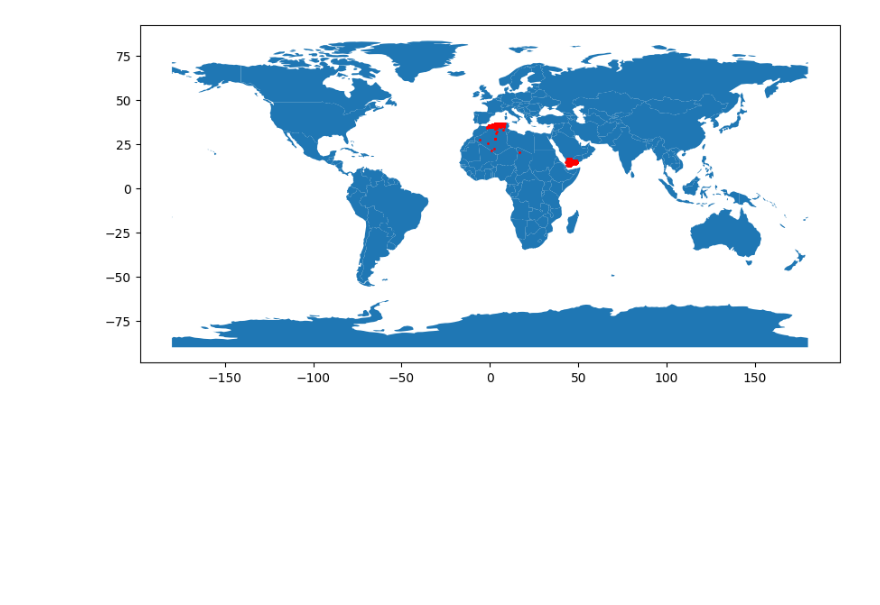
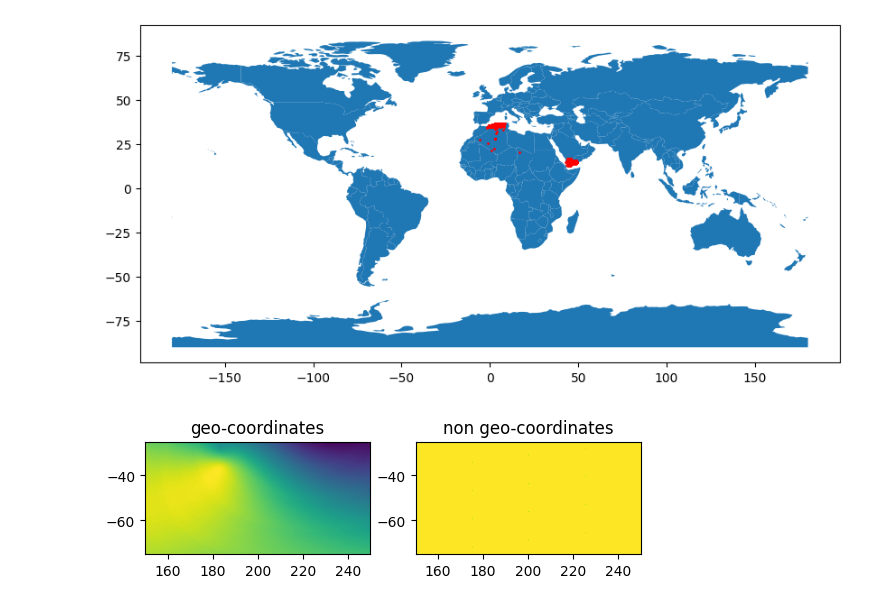
Before and after one commit to fourthqua/Gaussian-process, a Jupyter notebook: Kriging.ipynb, the cells around one changed output. Drawn from its saved outputs; the diff is of its cells as text; code cells hidden in the pictures; blank space fills up the shorter version.

```diff
--- a/Kriging.ipynb
+++ b/Kriging.ipynb
@@ -38,15 +38,17 @@ gdf.plot(ax=world.plot(figsize=(10, 6)), marker='o', color='red', markersize=1)
 <AxesSubplot: >
 [figure]
 # %%
-N = 500
 
-""" lon = 360.0 * np.random.random(N)
-lat = 180.0 / np.pi * np.arcsin(2 * np.random.random(N) - 1)
-z = 3.5 * np.random.rand(N) + 2.0 """
+N = 500 # resoultion of grid
 
-# Generate a regular grid with 60° longitude and 30° latitude steps:
-grid_lon = np.linspace(0.0, 360.0, N)
-grid_lat = np.linspace(-90.0, 90.0, N)
+# Generate a regular grid
+N1_grid_lon = 150.0 #0.0
+N2_grid_lon = 250.0 #360.0
+
+N1_grid_lat = -75.0 #-90.0
+N2_grid_lat = -25.0 #90.0
+grid_lon = np.linspace(N1_grid_lon, N2_grid_lon, N)
+grid_lat = np.linspace(N1_grid_lat, N2_grid_lat, N)
 
 # Create ordinary kriging object:
 OK = OrdinaryKriging(
@@ -71,8 +73,10 @@ OK = OrdinaryKriging(
 z2, ss2 = OK.execute("grid", grid_lon, grid_lat)
 # %%
 fig, (ax1, ax2) = plt.subplots(1, 2)
-ax1.imshow(z1, extent=[0, 360, -90, 90], origin="lower")
+ax1.imshow(z1, extent=[N1_grid_lon, N2_grid_lon, N1_grid_lat, N2_grid_lat], origin="lower")
 ax1.set_title("geo-coordinates")
-ax2.imshow(z2, extent=[0, 360, -90, 90], origin="lower")
+ax2.imshow(z2, extent=[N1_grid_lon, N2_grid_lon, N1_grid_lat, N2_grid_lat], origin="lower")
 ax2.set_title("non geo-coordinates")
 plt.show()
+# %% [output]
+[figure, added]
```
